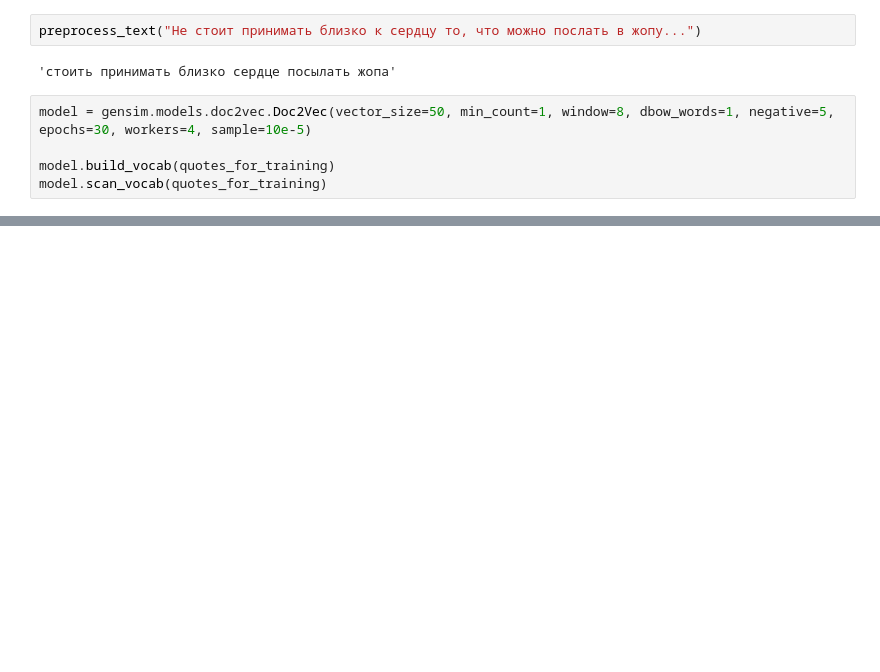
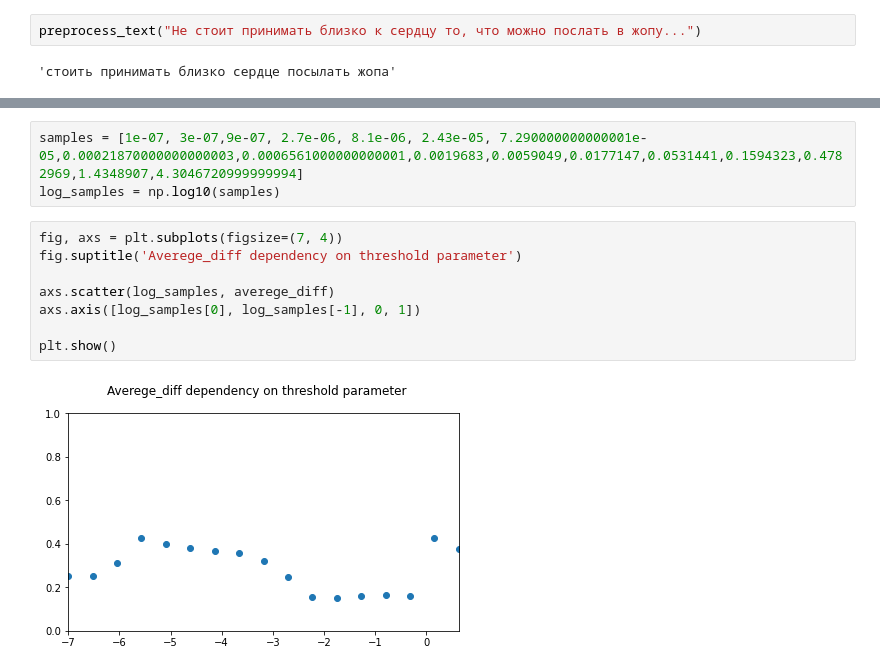
Before and after one commit to featztex/PsychoBot, a Jupyter notebook: ml/model_d2v_35k.ipynb, the cells around one changed output, grey strips where cells are left out. Drawn from its saved outputs; the diff is of its cells as text; blank space fills up the shorter version.

```diff
--- a/ml/model_d2v_35k.ipynb
+++ b/ml/model_d2v_35k.ipynb
@@ -243,8 +243,3 @@ show_importance(s1, model_35k_exp, True)
 preprocess_text("Не стоит принимать близко к сердцу то, что можно послать в жопу...")
 # %% [output]
 'стоить принимать близко сердце посылать жопа'
-# %%
-model = gensim.models.doc2vec.Doc2Vec(vector_size=50, min_count=1, window=8, dbow_words=1, negative=5, epochs=30, workers=4, sample=10e-5)
-
-model.build_vocab(quotes_for_training)
-model.scan_vocab(quotes_for_training)
@@ -492,0 +446,13 @@ averege_diff
+# %%
+samples = [1e-07, 3e-07,9e-07, 2.7e-06, 8.1e-06, 2.43e-05, 7.290000000000001e-05,0.00021870000000000003,0.0006561000000000001,0.0019683,0.0059049,0.0177147,0.0531441,0.1594323,0.4782969,1.4348907,4.3046720999999994]
+log_samples = np.log10(samples)
+# %%
+fig, axs = plt.subplots(figsize=(7, 4))
+fig.suptitle('Averege_diff dependency on threshold parameter')
+
+axs.scatter(log_samples, averege_diff)
+axs.axis([log_samples[0], log_samples[-1], 0, 1])
+
+plt.show()
+# %% [output]
+[figure, added]
```
Also changed, not shown: parts of 42 cells of this notebook.
